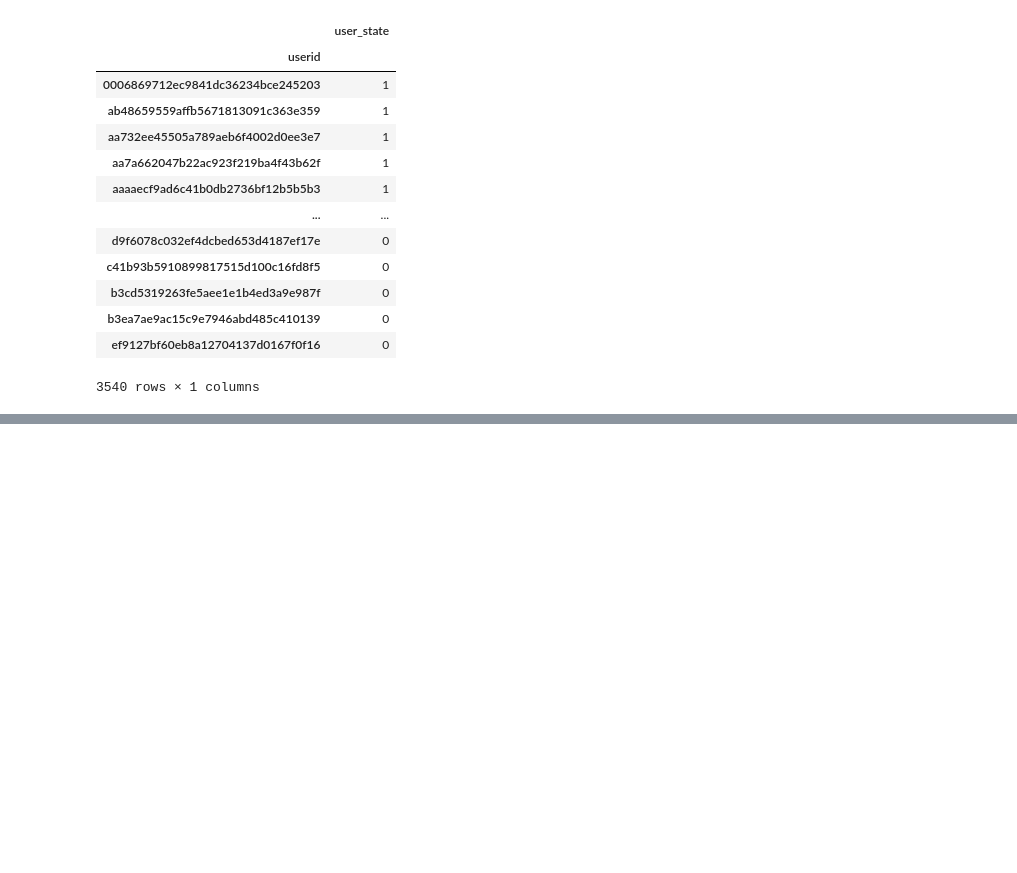
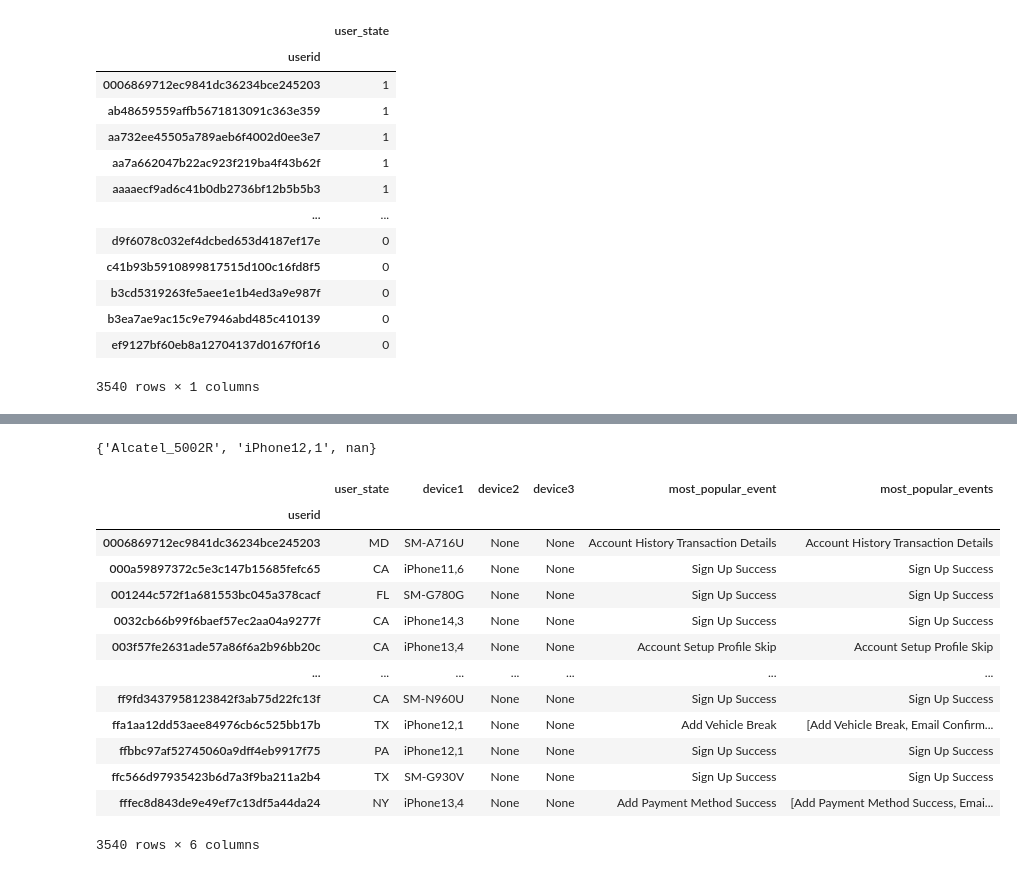
Before and after one commit to EvgeniyAzarov/IHT20H_hackathon_ds_test, a Jupyter notebook: test_task.ipynb, the cells around one changed output, grey strips where cells are left out. Cells and saved outputs as stored; diff of their text form; code cells hidden in the pictures; blank space fills up the shorter version.

Commit message:
Add events mode

```diff
--- a/test_task.ipynb
+++ b/test_task.ipynb
@@ -223,0 +184,2 @@ events[['userid', 'user_state']].groupby('userid').nunique().sort_values('user_s
+# %%
+events = pd.read_csv('int20h-ds-test-dataset.csv')
@@ -223,0 +198,36 @@ events[['userid', 'user_state']].groupby('userid').nunique().sort_values('user_s
+# %%
+set(events.loc[events['userid'] == "46c1d5ea297bd502e2d7f9dba6056bdd",'device_model'].values)
+# %% [output]
+{'Alcatel_5002R', 'iPhone12,1', nan}
+# %%
+def nth_unique(n=1):
+    def _nth_unique(x):
+        uniq = list(set(x[x.notna()]))
+        return uniq[n-1] if len(uniq) > n-1 else "None"
+    return _nth_unique
+
+users_info = events[['userid', 'user_state', 'device_model', 'event_name']].groupby('userid').agg(
+    user_state=pd.NamedAgg("user_state", lambda x: pd.Series.mode(x)[0] if len(pd.Series.mode(x)) > 0 else "None"),
+    device1=pd.NamedAgg("device_model", nth_unique(n=1)),
+    device2=pd.NamedAgg("device_model", nth_unique(n=2)),
+    device3=pd.NamedAgg("device_model", nth_unique(n=3)),
+    most_popular_event=pd.NamedAgg("event_name", lambda x: pd.Series.mode(x)[0] if pd.Series.mode(x)[0] != "Subscription Premium Cancel" else "None"),
+    most_popular_events=pd.NamedAgg("event_name", lambda x: pd.Series.mode(x))
+)
+# %%
+users_info
+# %% [output]
+|  | user_state | device1 | device2 | device3 | most_popular_event | most_popular_events |
+| userid |  |  |  |  |  |  |
+| 0006869712ec9841dc36234bce245203 | MD | SM-A716U | None | None | Account History Transaction Details | Account History Transaction Details |
+| 000a59897372c5e3c147b15685fefc65 | CA | iPhone11,6 | None | None | Sign Up Success | Sign Up Success |
+| 001244c572f1a681553bc045a378cacf | FL | SM-G780G | None | None | Sign Up Success | Sign Up Success |
+| 0032cb66b99f6baef57ec2aa04a9277f | CA | iPhone14,3 | None | None | Sign Up Success | Sign Up Success |
+| 003f57fe2631ade57a86f6a2b96bb20c | CA | iPhone13,4 | None | None | Account Setup Profile Skip | Account Setup Profile Skip |
+| ... | ... | ... | ... | ... | ... | ... |
+| ff9fd3437958123842f3ab75d22fc13f | CA | SM-N960U | None | None | Sign Up Success | Sign Up Success |
+| ffa1aa12dd53aee84976cb6c525bb17b | TX | iPhone12,1 | None | None | Add Vehicle Break | [Add Vehicle Break, Email Confirm... |
+| ffbbc97af52745060a9dff4eb9917f75 | PA | iPhone12,1 | None | None | Sign Up Success | Sign Up Success |
+| ffc566d97935423b6d7a3f9ba211a2b4 | TX | SM-G930V | None | None | Sign Up Success | Sign Up Success |
+| fffec8d843de9e49ef7c13df5a44da24 | NY | iPhone13,4 | None | None | Add Payment Method Success | [Add Payment Method Success, Emai... |
+3540 rows × 6 columns
```
Also changed, not shown: parts of 39 cells of this notebook, 1 other file.
